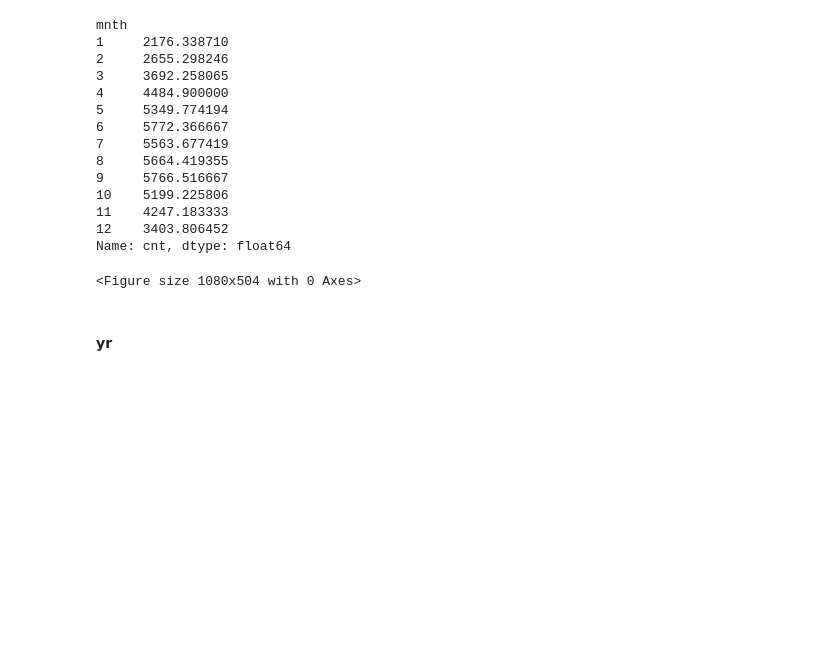
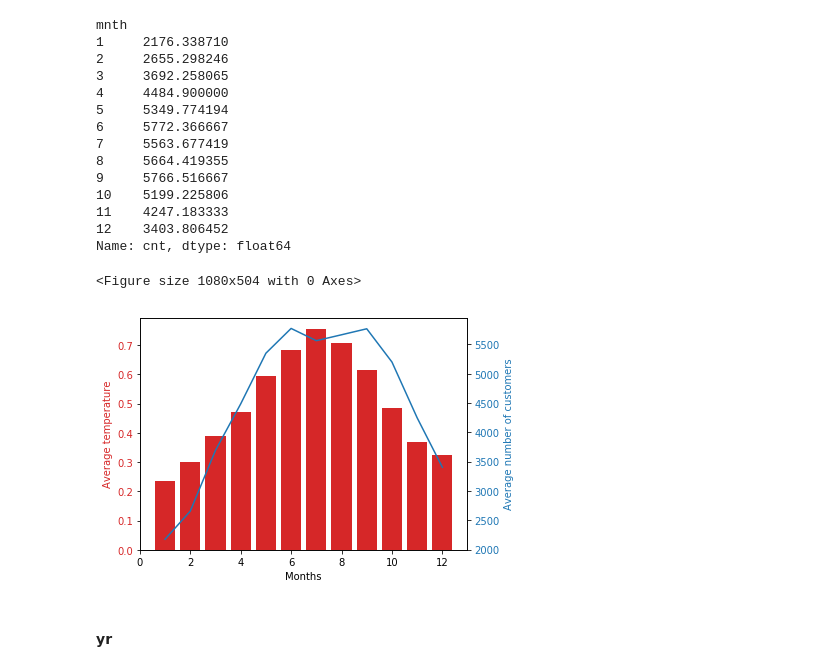
Before and after one commit to julianikulski/bike-sharing, a Jupyter notebook: bike-sharing-demand.ipynb, the cells around one changed output. Saved outputs shown, nothing was run; the diff lists cells and outputs as text; code cells hidden in the pictures; blank space fills up the shorter version.

Commit message:
feat: Add plots for yr and mnth features

```diff
--- a/bike-sharing-demand.ipynb
+++ b/bike-sharing-demand.ipynb
@@ -248,31 +248,32 @@ Name: cnt, dtype: float64
 # %%
 # assign x and y1 and y2
 x = list(temp_per_month.index)
 y1 = temp_per_month.values
 y2 = mean_cnt_per_mnth.values
 
 # below code adapted from https://matplotlib.org/gallery/api/two_scales.html
 # creat plot containing both average count of customers
 # and average temp per month
 plt.figure(figsize=[15,7])
 fig, ax1 = plt.subplots()
 
 ax2 = ax1.twinx()  # instantiate a second axes that shares the same x-axis
 
-color = 'tab:red'
+color1 = 'tab:red'
 ax1.set_xlabel('Months')
-ax1.set_ylabel('Average temperature', color=color)
-ax1.bar(x, y1, color=color);
-ax1.tick_params(axis='y', labelcolor=color)
+ax1.set_ylabel('Average temperature', color=color1)
+ax1.bar(x, y1, color=color1)
+ax1.tick_params(axis='y', labelcolor=color1)
 
-color = 'tab:blue'
-ax2.set_ylabel('Average number of customers', color=color)  # we already handled the x-label with ax1
-ax2.plot(x, y2, color=color);
-ax2.tick_params(axis='y', labelcolor=color)
+color2 = 'tab:blue'
+ax2.set_ylabel('Average number of customers', color=color2)
+ax2.plot(x, y2, color=color2)
+ax2.tick_params(axis='y', labelcolor=color2)
 
-fig.tight_layout()  # otherwise the right y-label is slightly clipped
+fig.tight_layout()
 plt.show()
 # %% [output]
 <Figure size 1080x504 with 0 Axes>
+[figure, added]
 # %% [markdown]
 #### yr
```
Also changed, not shown: parts of 4 cells of this notebook.
